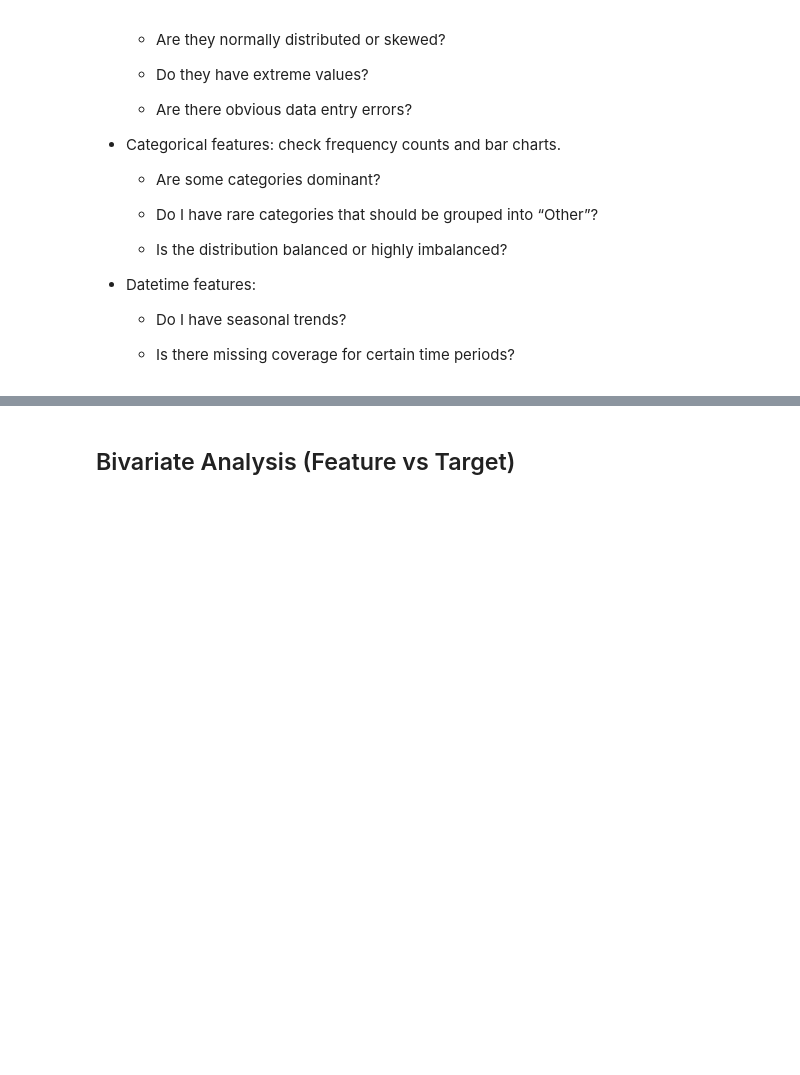
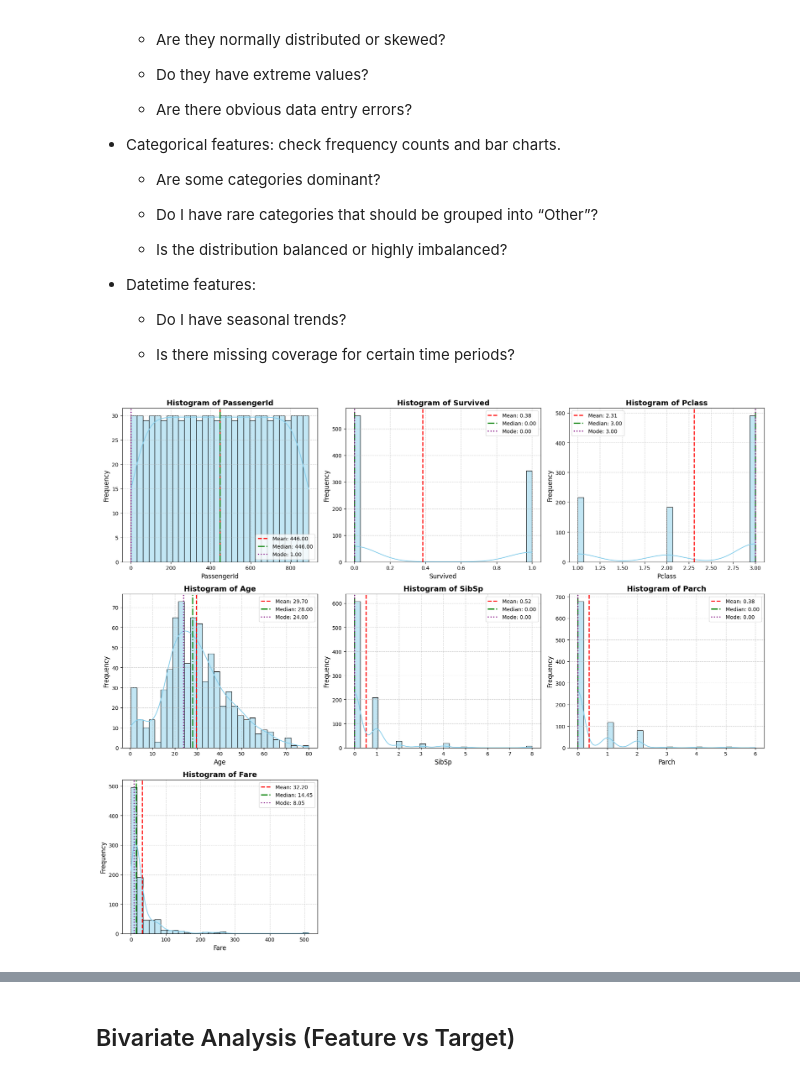
Before and after one commit to parhamvz73/Machine-Learning, a Jupyter notebook: Template.ipynb, the cells around one changed output, grey strips where cells are left out. Drawn from its saved outputs; the diff is of its cells as text; code cells hidden in the pictures; blank space fills up the shorter version.

```diff
--- a/Template.ipynb
+++ b/Template.ipynb
@@ -933,0 +1016,4 @@ I start with one variable at a time:
+# %%
+plot_uni_numeric_histograms(df_num)
+# %% [output]
+[figure, added]
```
Also changed, not shown: parts of 17 cells of this notebook.
